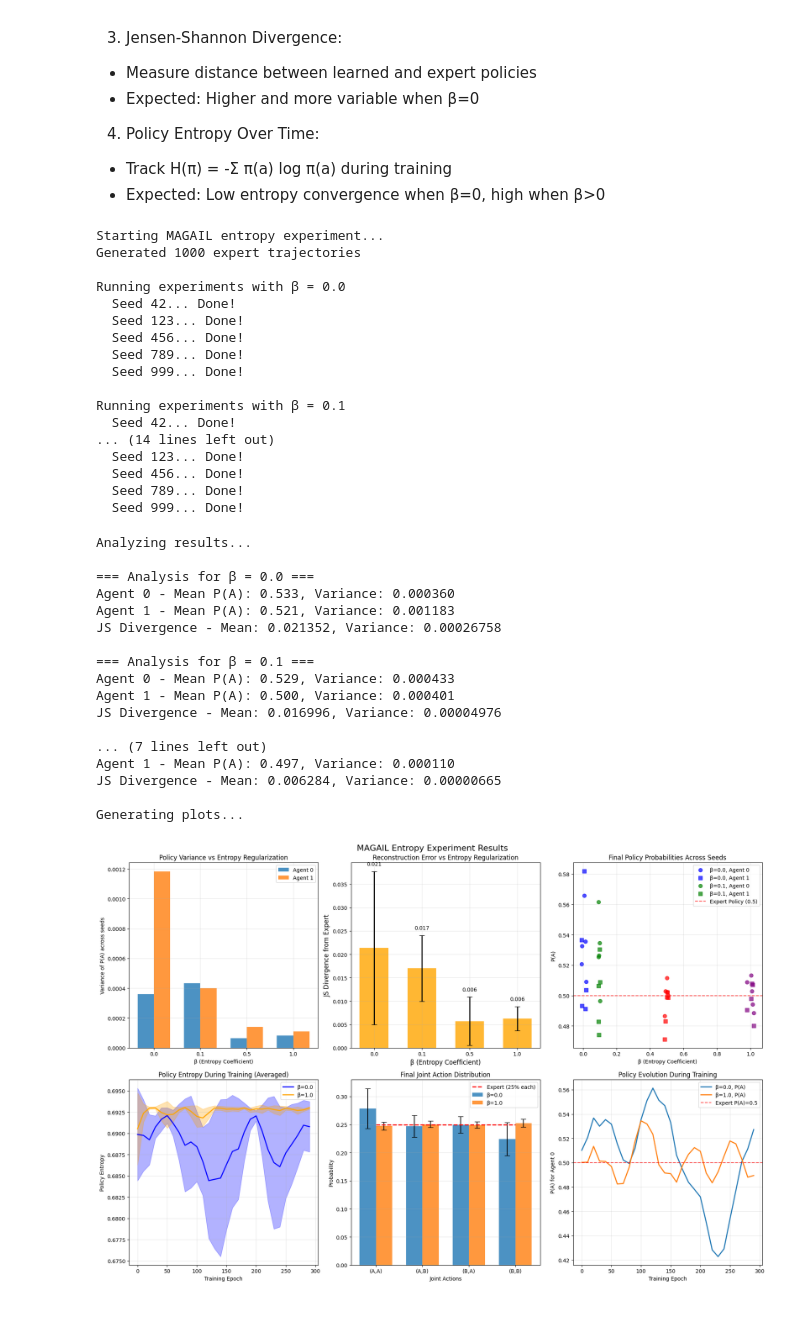
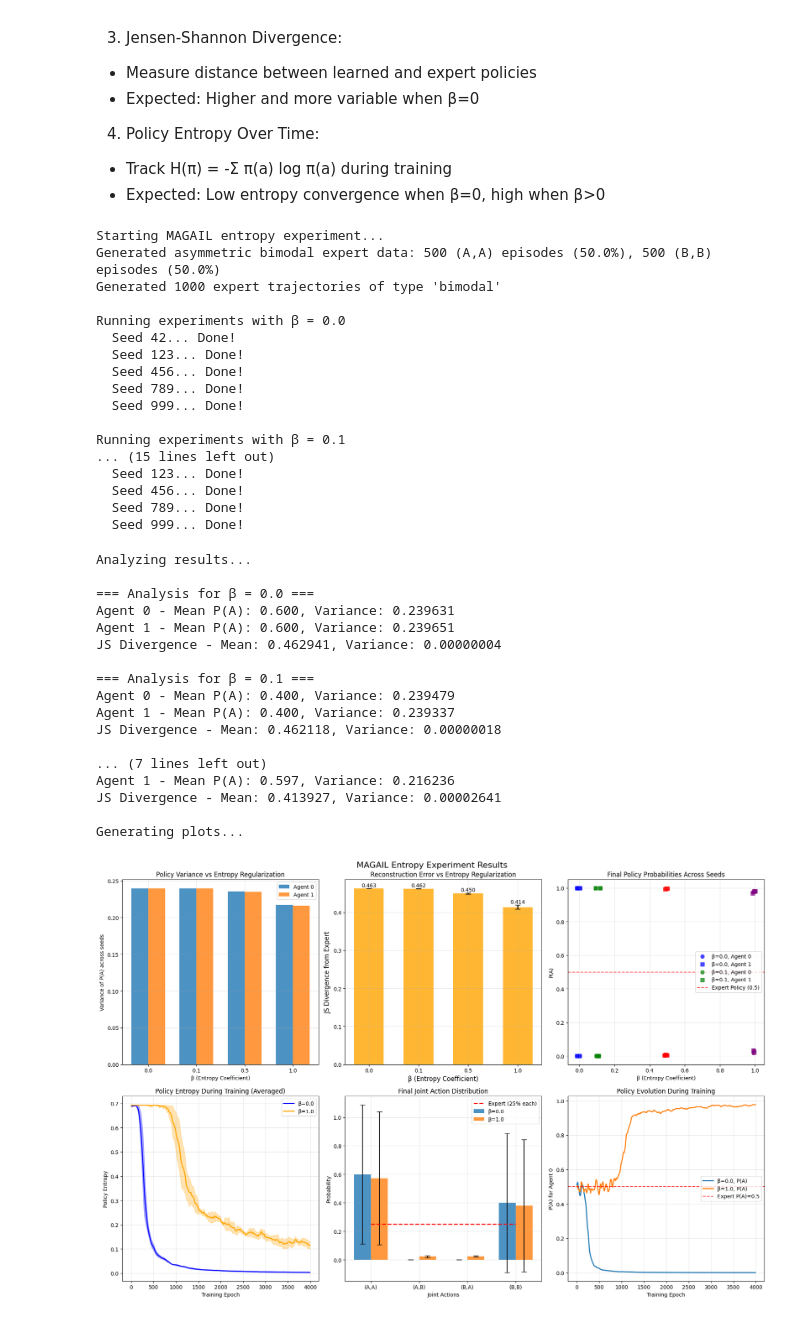
Before and after one commit to valeriacerciello/uzh-masters-project, a Jupyter notebook: Entropy_test/Entropy_test.ipynb, the cells around one changed output. Saved outputs shown, nothing was run; the diff lists cells and outputs as text; code cells hidden in the pictures.

Commit message:
Added different modes for expert data collection

```diff
--- a/Entropy_test/Entropy_test.ipynb
+++ b/Entropy_test/Entropy_test.ipynb
@@ -389,15 +471,28 @@ print("MAGAIL trainer class defined!")
 MAGAIL trainer class defined!
 # %%
 def run_experiment(seeds=[42, 123, 456, 789, 999],
-                  beta_values=[0.0, 0.1, 0.5, 1.0],
-                  num_epochs=500,
-                  policy_init_uniform=True):
+                          beta_values=[0.0, 0.1, 0.5, 1.0],
+                          num_epochs=500,
+                          expert_type="bimodal",
+                          policy_init_uniform=True):
     """
-    Run the full experiment across multiple seeds and beta values
+    Run experiment with different expert data types
     """
-    # Generate expert data once
-    expert_data = generate_expert_data(num_episodes=1000)
-    print(f"Generated {len(expert_data)} expert trajectories")
+    # Generate different types of expert data
+    if expert_type == "mixed":
+        expert_data = generate_expert_data(num_episodes=1000)
+    elif expert_type == "bimodal":
+        expert_data = generate_asymmetric_bimodal_expert_data(num_episodes=1000, AA_ratio=0.5)
+    elif expert_type == "asymmetric":
+        expert_data = generate_asymmetric_bimodal_expert_data(num_episodes=1000, AA_ratio=0.7)
+    elif expert_type == "noisy":
+        expert_data = generate_noisy_bimodal_expert_data(num_episodes=1000, noise_level=0.1)
+    elif expert_type == "all_AA":
+        expert_data = generate_asymmetric_bimodal_expert_data(num_episodes=1000, AA_ratio=1.0)
+    else:
+        raise ValueError(f"Unknown expert_type: {expert_type}")
+
+    print(f"Generated {len(expert_data)} expert trajectories of type '{expert_type}'")
 
     # Store results
     results = {}
@@ -689,12 +806,14 @@ print("Starting MAGAIL entropy experiment...")
 results, expert_data = run_experiment(
     seeds=[42, 123, 456, 789, 999],
     beta_values=[0.0, 0.1, 0.5, 1.0],
-    num_epochs=300,  # Reduced for faster execution
+    num_epochs=4000,  # Reduced for faster execution
+    expert_type="bimodal",  # "mixed", "bimodal", "asymmetric", or "noisy", "all_AA"
     policy_init_uniform=False
 )
 # %% [output]
 Starting MAGAIL entropy experiment...
-Generated 1000 expert trajectories
+Generated asymmetric bimodal expert data: 500 (A,A) episodes (50.0%), 500 (B,B) episodes (50.0%)
+Generated 1000 expert trajectories of type 'bimodal'
 
 Running experiments with β = 0.0
   Seed 42... Done!
@@ -704,8 +823,7 @@ Running experiments with β = 0.0
   Seed 999... Done!
 
 Running experiments with β = 0.1
-  Seed 42... Done!
-... (14 lines left out)
+... (15 lines left out)
   Seed 123... Done!
   Seed 456... Done!
   Seed 789... Done!
@@ -713,34 +831,28 @@ Running experiments with β = 0.1
 # %%
 
 # Analyze results
 print("\nAnalyzing results...")
 analysis = analyze_results(results)
 
 # Plot results
 print("\nGenerating plots...")
-plot_results(results, analysis)def analyze_individual_coordination(results):
-    for beta in results.keys():
-        print(f"\n=== Individual Run Analysis for β = {beta} ===")
-        for seed in results[beta].keys():
-            joint_dist = results[beta][seed]["history"]["joint_action_dist"][-1]
-            coordination_bias = max(joint_dist[0], joint_dist[3])  # Max of (A,A) or (B,B)
-            print(f"Seed {seed}: Coordination bias = {coordination_bias:.3f}")
+plot_results(results, analysis)
 # %% [output]
 Analyzing results...
 
 === Analysis for β = 0.0 ===
-Agent 0 - Mean P(A): 0.533, Variance: 0.000360
-Agent 1 - Mean P(A): 0.521, Variance: 0.001183
-JS Divergence - Mean: 0.021352, Variance: 0.00026758
+Agent 0 - Mean P(A): 0.600, Variance: 0.239631
+Agent 1 - Mean P(A): 0.600, Variance: 0.239651
+JS Divergence - Mean: 0.462941, Variance: 0.00000004
 
 === Analysis for β = 0.1 ===
-Agent 0 - Mean P(A): 0.529, Variance: 0.000433
-Agent 1 - Mean P(A): 0.500, Variance: 0.000401
-JS Divergence - Mean: 0.016996, Variance: 0.00004976
+Agent 0 - Mean P(A): 0.400, Variance: 0.239479
+Agent 1 - Mean P(A): 0.400, Variance: 0.239337
+JS Divergence - Mean: 0.462118, Variance: 0.00000018
 
 ... (7 lines left out)
-Agent 1 - Mean P(A): 0.497, Variance: 0.000110
-JS Divergence - Mean: 0.006284, Variance: 0.00000665
+Agent 1 - Mean P(A): 0.597, Variance: 0.216236
+JS Divergence - Mean: 0.413927, Variance: 0.00002641
 
 Generating plots...
-[figure, old version]
+[figure, new version]
```
Also changed, not shown: parts of 5 cells of this notebook, 2 other files.
